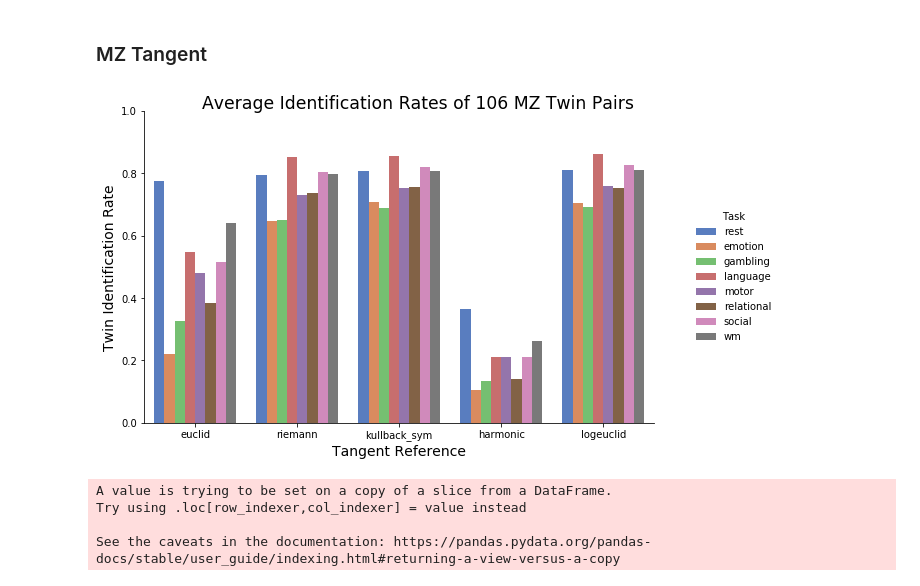
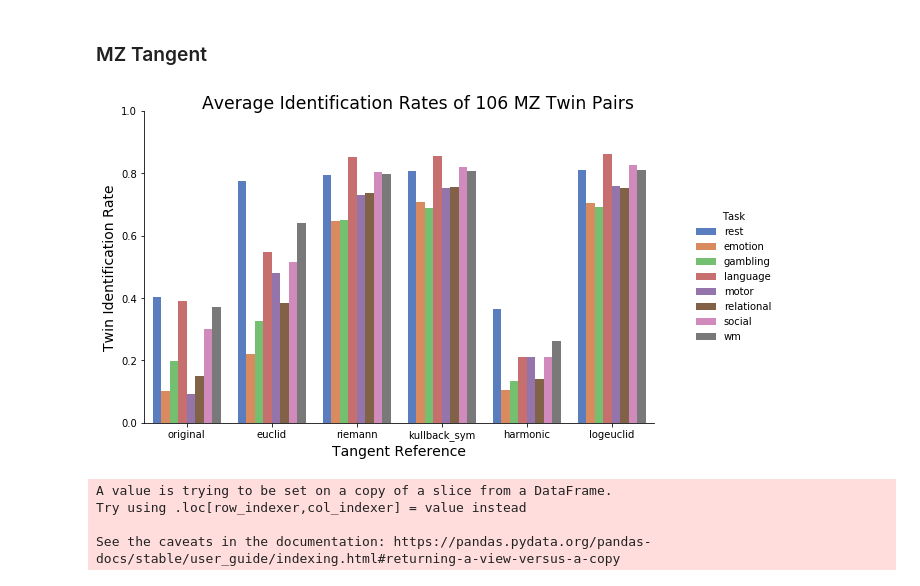
Before and after one commit to mwang29/fmri_learning, a Jupyter notebook: results/Data Visualizations.ipynb, the cells around one changed output. Drawn from its saved outputs; the diff is of its cells as text; code cells hidden in the pictures.

Commit message:
making new figures

```diff
--- a/results/Data Visualizations.ipynb
+++ b/results/Data Visualizations.ipynb
@@ -233,3 +240,20 @@ plt.show()
 # %% [output]
 <Figure size 432x288 with 0 Axes>
 [figure]
+# %%
+distances = pd.read_csv('tasks/distances_tangent_new.csv', names=["Type", "Task Identification Rate"])
+new = distances["Type"].str.rsplit("_", n = 1, expand = True)
+distances['Post-processing'] = new[0]
+distances['k'] = new[1]
+distances['Post-processing'][distances['Post-processing']=='none'] = 'original'
+distances.drop(columns =["Type"], inplace = True)
+distances.head()
+
+
+sns.set_style("whitegrid")
+plt.tight_layout()
+ref_plot = sns.catplot(x="Post-processing", y="Task Identification Rate", hue="k", data=distances,
+                height=6, kind="bar", palette="muted", legend_out=True).set(ylim=(0, 1))
+ref_plot.fig.set_size_inches(10,5)
+plt.savefig('tasks/distance_task_new.eps', bbox_inches='tight', transparent=True)
+plt.show()
@@ -564,17 +598,19 @@ See the caveats in the documentation: https://pandas.pydata.org/pandas-docs/stab
 # %%
 df = pd.read_csv('twins/MZ_twin_tangent.csv', names=["First", "Twin Identification Rate"])
+df2 = pd.read_csv('twins/MZ_twin_parcellations_new.csv', names=["First", "Twin Identification Rate"])
+df = pd.concat([df2, df], ignore_index=True, sort=False)
 df['Parcellation'], df['Task'], df['Tangent Reference'] = df['First'].str.split(':', 2).str
 df.drop(['First'], axis=1, inplace=True)
 df.round(3)
 df = df[['Task', 'Parcellation', 'Tangent Reference', 'Twin Identification Rate']]
 ref_plot = sns.catplot(x="Tangent Reference", y="Twin Identification Rate", hue="Task", data=df,
                 height=6, kind="bar", palette="muted", ci=None).set(ylim=(0, 1))
 ref_plot.fig.suptitle('Average Identification Rates of 106 MZ Twin Pairs', y=1.02, fontsize='xx-large')
 ref_plot.fig.set_size_inches(10,5)
-plt.savefig('twins/MZ_twin_pairs_tangent.eps', bbox_inches='tight', transparent=True)
+plt.savefig('twins/MZ_twin_pairs_tangent_new.eps', bbox_inches='tight', transparent=True)
 plt.show()
 # %% [output]
-[figure, old version]
+[figure, new version]
 # %%
 df_logeuclid = df[df['Tangent Reference']=='logeuclid']
 df_logeuclid['Post-processing'] = 'Tangent - Logeuclid'
```
Also changed, not shown: parts of 3 cells of this notebook, 7 other files.
